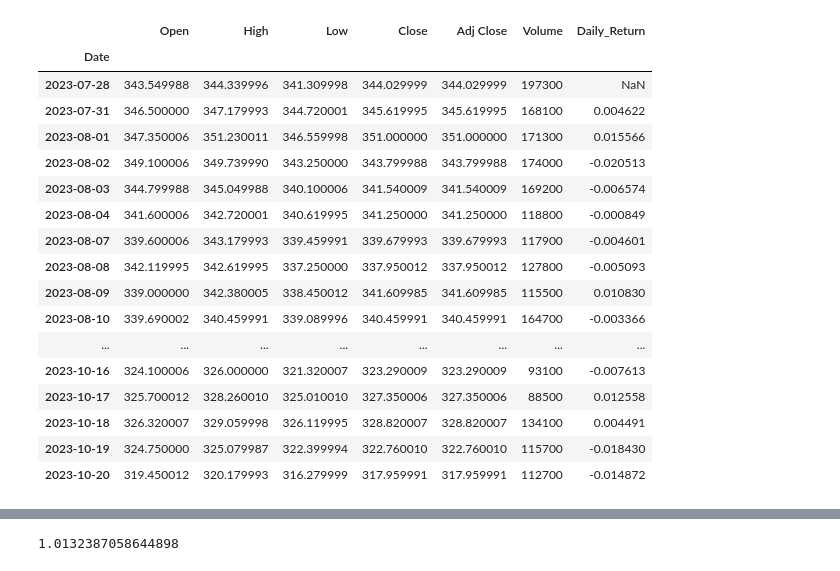
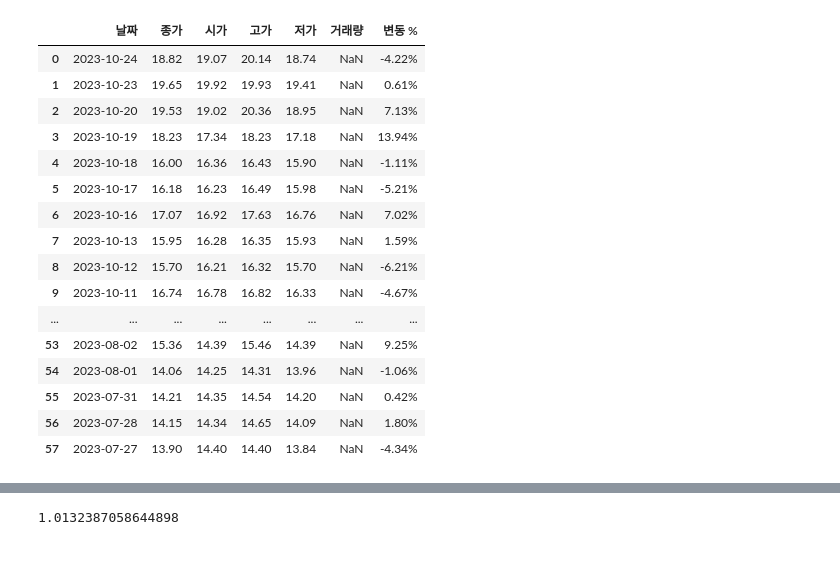
Before and after one commit to 324ysw2/Project1, a Jupyter notebook: realized_volatility.ipynb, the cells around one changed output, grey strips where cells are left out. Saved outputs shown, nothing was run; the diff lists cells and outputs as text; code cells hidden in the pictures.

```diff
--- a/realized_volatility.ipynb
+++ b/realized_volatility.ipynb
@@ -34,21 +40,22 @@ memory usage: 1.4 KB
-# %%
-kospi_data
-# %% [output]
-|  | Open | High | Low | Close | Adj Close | Volume | Daily_Return |
-| Date |  |  |  |  |  |  |  |
-| 2023-07-28 | 343.549988 | 344.339996 | 341.309998 | 344.029999 | 344.029999 | 197300 | NaN |
-| 2023-07-31 | 346.500000 | 347.179993 | 344.720001 | 345.619995 | 345.619995 | 168100 | 0.004622 |
-| 2023-08-01 | 347.350006 | 351.230011 | 346.559998 | 351.000000 | 351.000000 | 171300 | 0.015566 |
-| 2023-08-02 | 349.100006 | 349.739990 | 343.250000 | 343.799988 | 343.799988 | 174000 | -0.020513 |
-| 2023-08-03 | 344.799988 | 345.049988 | 340.100006 | 341.540009 | 341.540009 | 169200 | -0.006574 |
-| 2023-08-04 | 341.600006 | 342.720001 | 340.619995 | 341.250000 | 341.250000 | 118800 | -0.000849 |
-| 2023-08-07 | 339.600006 | 343.179993 | 339.459991 | 339.679993 | 339.679993 | 117900 | -0.004601 |
-| 2023-08-08 | 342.119995 | 342.619995 | 337.250000 | 337.950012 | 337.950012 | 127800 | -0.005093 |
-| 2023-08-09 | 339.000000 | 342.380005 | 338.450012 | 341.609985 | 341.609985 | 115500 | 0.010830 |
-| 2023-08-10 | 339.690002 | 340.459991 | 339.089996 | 340.459991 | 340.459991 | 164700 | -0.003366 |
-| ... | ... | ... | ... | ... | ... | ... | ... |
-| 2023-10-16 | 324.100006 | 326.000000 | 321.320007 | 323.290009 | 323.290009 | 93100 | -0.007613 |
-| 2023-10-17 | 325.700012 | 328.260010 | 325.010010 | 327.350006 | 327.350006 | 88500 | 0.012558 |
-| 2023-10-18 | 326.320007 | 329.059998 | 326.119995 | 328.820007 | 328.820007 | 134100 | 0.004491 |
-| 2023-10-19 | 324.750000 | 325.079987 | 322.399994 | 322.760010 | 322.760010 | 115700 | -0.018430 |
-| 2023-10-20 | 319.450012 | 320.179993 | 316.279999 | 317.959991 | 317.959991 | 112700 | -0.014872 |
+# %%
+vkospi = pd.read_csv('./dataset/corr/VKOSPI.csv')
+vkospi['날짜'] = pd.to_datetime(vkospi['날짜'])
+vkospi
+# %% [output]
+|  | 날짜 | 종가 | 시가 | 고가 | 저가 | 거래량 | 변동 % |
+| 0 | 2023-10-24 | 18.82 | 19.07 | 20.14 | 18.74 | NaN | -4.22% |
+| 1 | 2023-10-23 | 19.65 | 19.92 | 19.93 | 19.41 | NaN | 0.61% |
+| 2 | 2023-10-20 | 19.53 | 19.02 | 20.36 | 18.95 | NaN | 7.13% |
+| 3 | 2023-10-19 | 18.23 | 17.34 | 18.23 | 17.18 | NaN | 13.94% |
+| 4 | 2023-10-18 | 16.00 | 16.36 | 16.43 | 15.90 | NaN | -1.11% |
+| 5 | 2023-10-17 | 16.18 | 16.23 | 16.49 | 15.98 | NaN | -5.21% |
+| 6 | 2023-10-16 | 17.07 | 16.92 | 17.63 | 16.76 | NaN | 7.02% |
+| 7 | 2023-10-13 | 15.95 | 16.28 | 16.35 | 15.93 | NaN | 1.59% |
+| 8 | 2023-10-12 | 15.70 | 16.21 | 16.32 | 15.70 | NaN | -6.21% |
+| 9 | 2023-10-11 | 16.74 | 16.78 | 16.82 | 16.33 | NaN | -4.67% |
+| ... | ... | ... | ... | ... | ... | ... | ... |
+| 53 | 2023-08-02 | 15.36 | 14.39 | 15.46 | 14.39 | NaN | 9.25% |
+| 54 | 2023-08-01 | 14.06 | 14.25 | 14.31 | 13.96 | NaN | -1.06% |
+| 55 | 2023-07-31 | 14.21 | 14.35 | 14.54 | 14.20 | NaN | 0.42% |
+| 56 | 2023-07-28 | 14.15 | 14.34 | 14.65 | 14.09 | NaN | 1.80% |
+| 57 | 2023-07-27 | 13.90 | 14.40 | 14.40 | 13.84 | NaN | -4.34% |
```
Also changed, not shown: parts of 19 cells of this notebook, 8 other files.
